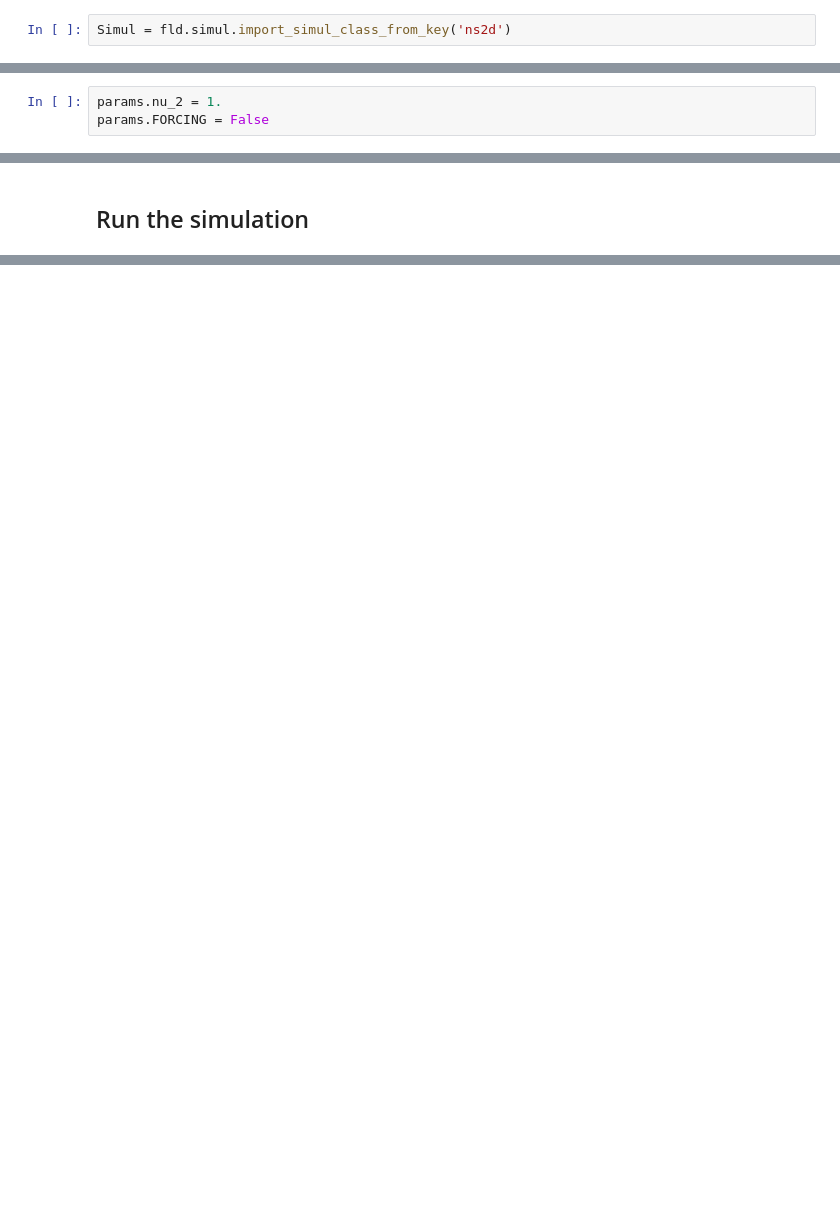
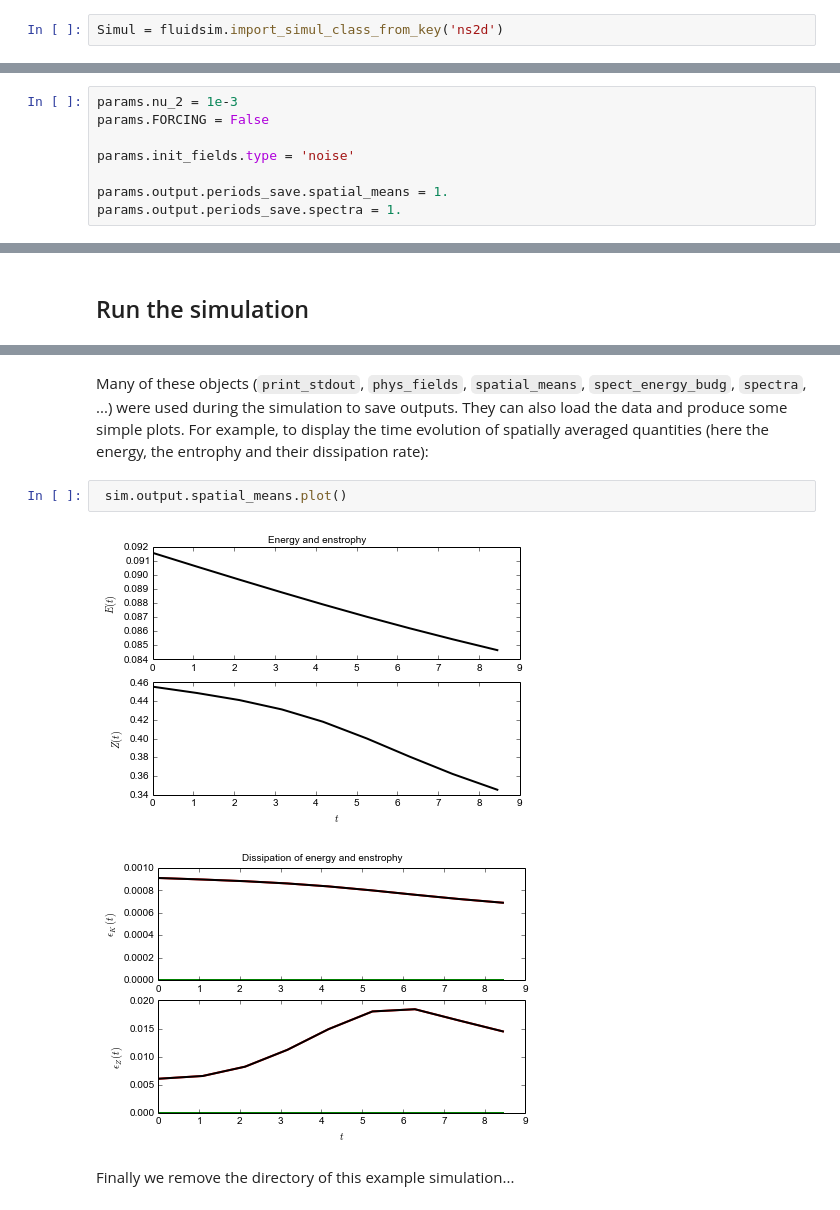
Before and after one commit to fluiddyn/fluidsim, a Jupyter notebook: doc/ipynb/tuto_user.ipynb, the cells around one changed output, grey strips where cells are left out. Saved outputs shown, nothing was run; the diff lists cells and outputs as text; blank space fills up the shorter version.

```diff
--- a/doc/ipynb/tuto_user.ipynb
+++ b/doc/ipynb/tuto_user.ipynb
@@ -67,7 +72,7 @@ from fluidsim.solvers.ns2d.solver import Simul
 # %% [markdown]
 but there is another convenient way to import it from a string:
 # %%
-Simul = fld.simul.import_simul_class_from_key('ns2d')
+Simul = fluidsim.import_simul_class_from_key('ns2d')
 # %% [markdown]
 ## Create an instance of the class Parameters
 # %% [markdown]
@@ -165,9 +170,14 @@ print(params)
 ## Set the parameters for your simulation
 # %% [markdown]
 The user can change any parameters
-# %%
-params.nu_2 = 1.
-params.FORCING = False
+# %%
+params.nu_2 = 1e-3
+params.FORCING = False
+
+params.init_fields.type = 'noise'
+
+params.output.periods_save.spatial_means = 1.
+params.output.periods_save.spectra = 1.
 # %% [raw]
 but it is impossible to create accidentally a parameter which is actually not used:
 # %%
@@ -287,0 +326,9 @@ save state_phys in file state_phys_t=010.083_it=51.hd5
+# %% [markdown]
+Many of these objects (`print_stdout`, `phys_fields`, `spatial_means`, `spect_energy_budg`, `spectra`, ...) were used during the simulation to save outputs. They can also load the data and produce some simple plots. For example, to display the time evolution of spatially averaged quantities (here the energy, the entrophy and their dissipation rate):
+# %%
+ sim.output.spatial_means.plot()
+# %% [output]
+[figure, added]
+[figure, added]
+# %% [markdown]
+Finally we remove the directory of this example simulation...
```
Also changed, not shown: parts of 20 cells of this notebook, 3 other files.
